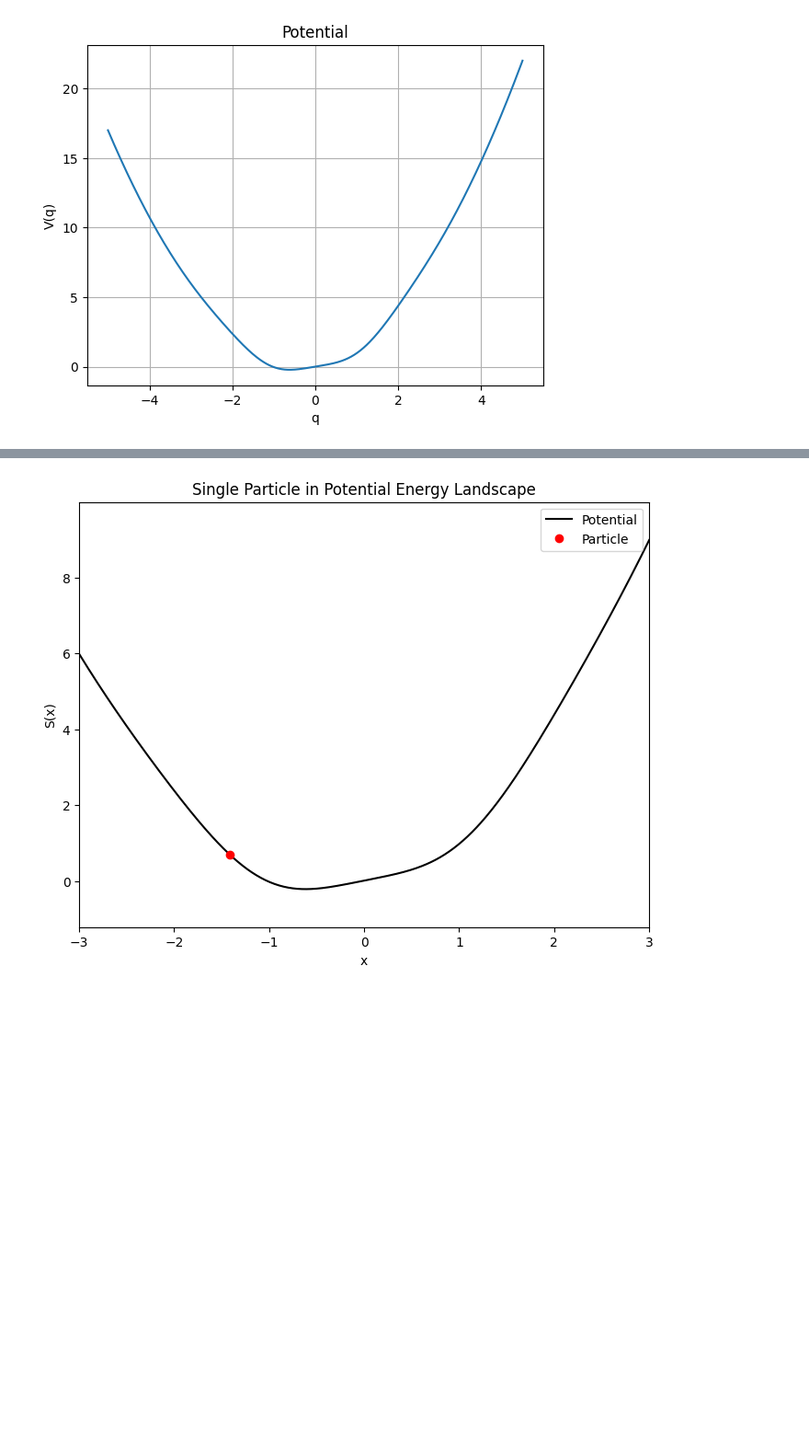
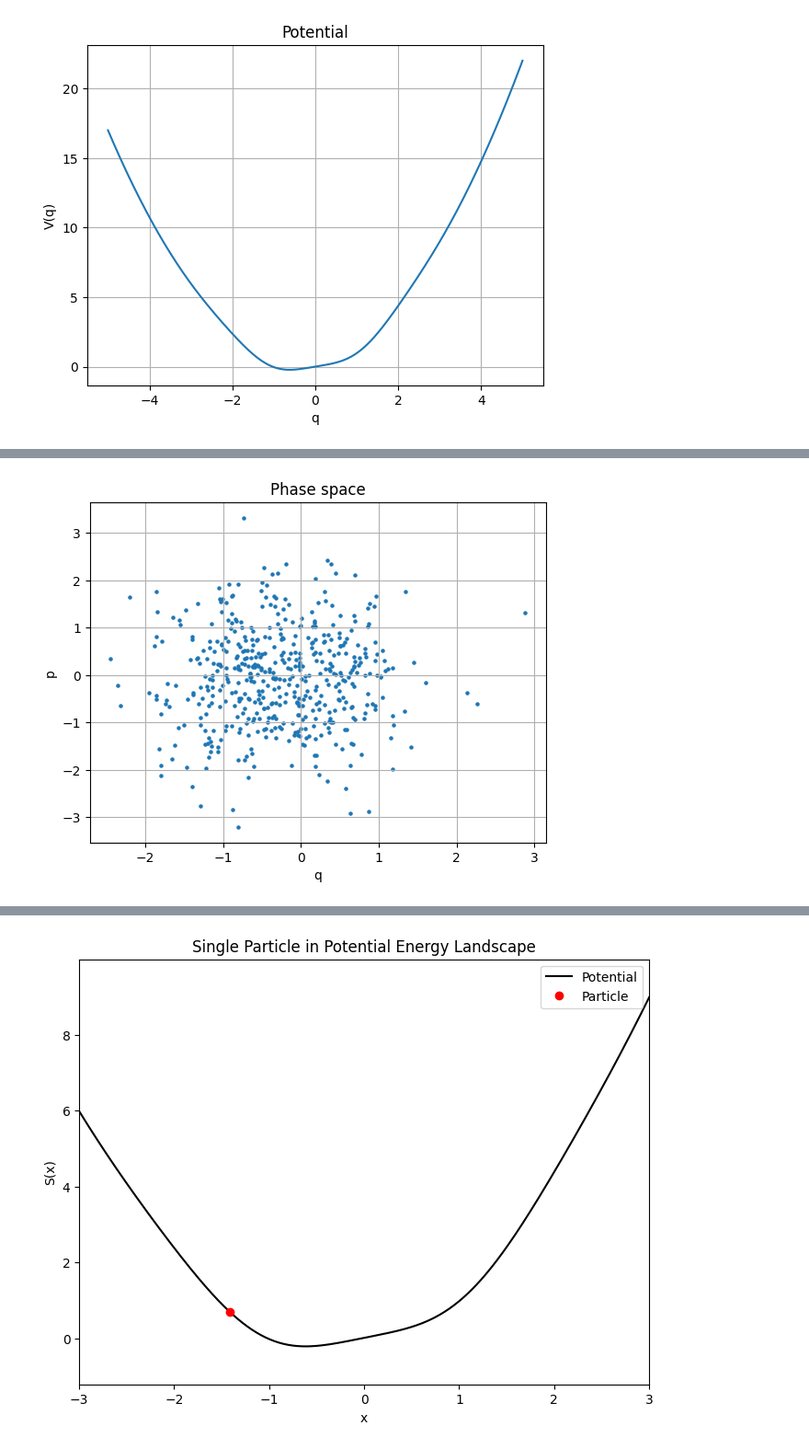
Before and after one commit to oduerr/da, a Jupyter notebook: python/hello_hamilton.ipynb, the cells around one changed output, grey strips where cells are left out. Shown at 92% size. Drawn from its saved outputs; the diff is of its cells as text; code cells hidden in the pictures; blank space fills up the shorter version.

```diff
--- a/python/hello_hamilton.ipynb
+++ b/python/hello_hamilton.ipynb
@@ -123,0 +59,98 @@ plt.show()
+# %%
+import jax
+import jax.numpy as jnp
+from jax import grad, vmap, jit
+import matplotlib.pyplot as plt
+import matplotlib.animation as animation
+
+# Define a global random key
+global_key = jax.random.PRNGKey(0)
+
+# Define a global variable to switch between Hamiltonian and Langevin mechanics
+EOM = 'Hamilton'
+EOM = 'Langevin'
+EOM = 'HMC'
+
+# Define the potential energy for the confined sinusoidal potential
+def potential(q):
+    k1, k2 = 1.0, 0.5  # Spring constants for the two wells
+    q1, q2 = -1.0, 1.0  # Positions of the wells
+    V1 = 0.5 * k1 * (q - q1)**2  # Potential energy of the first well
+    V2 = 0.5 * k2 * (q - q2)**2  # Potential energy of the second well
+    V = -jnp.exp(-(q - q1)**2) - jnp.exp(-(q - q2)**2) + V1 + V2  # Combined potential
+    return V
+
+# Define the Hamiltonian for the system
+def hamiltonian(q, p):
+    m = 1.0  # mass
+    T = p**2 / (2 * m)  # Kinetic energy
+    V = potential(q)  # Potential energy
+    return T + V
+
+# Compute the equations of motion
+def equations_of_motion(q, p, key):
+    H_q = grad(hamiltonian, argnums=0)
+    H_p = grad(hamiltonian, argnums=1)
+    dq_dt = H_p(q, p)
+    dp_dt = -H_q(q, p)
+    if EOM == 'Langevin':
+        m = 1.0  # mass
+        gamma = 0.1  # Friction coefficient
+        k_B_T = 1.0  # k_B * T, assume k_B = 1 and T = 1 for simplicity
+        noise = 1 * jax.random.normal(key, p.shape) * jnp.sqrt(2 * gamma * k_B_T)
+        #jax.debug.print(f'noise{noise}')
+        dp_dt += -gamma * p / m + noise  # Adding damping and noise term
+    return dq_dt, dp_dt
+
+# Vectorize the equations of motion for multiple particles
+vec_equations_of_motion = vmap(equations_of_motion, in_axes=(0, 0, 0))
+
+# Time evolution function
+@jit
+def symplectic_euler_step(q, p, dt, key):
+    keylist = jax.random.split(key, num=num_particles)
+    dq_dt, dp_dt = vec_equations_of_motion(q, p, keylist)
+    p_new = p + dp_dt * dt
+    q_new = q + dq_dt * dt
+    return q_new, p_new
+
+# Initial conditions for multiple particles
+num_particles = 500
+key = jax.random.PRNGKey(0) # Allways returns the same random keys
+q_init = jax.random.normal(key, (num_particles,), dtype=jnp.float32) * 0.05 - 2.0
+key, subkey = jax.random.split(key) # Creates new keys both key and subkey are new keys
+p_init = jax.random.normal(subkey, (num_particles,), dtype=jnp.float32) * 0.05
+
+# Time integration
+dt = 0.01
+num_steps = 5000
+
+# Initialize arrays to store trajectories
+q_traj = jnp.zeros((num_steps, num_particles))
+p_traj = jnp.zeros((num_steps, num_particles))
+q_traj = q_traj.at[0].set(q_init)
+p_traj = p_traj.at[0].set(p_init)
+
+# Integrate the equations of motion
+q, p = q_init, p_init
+for t in range(1, num_steps):
+    key, subkey = jax.random.split(key) # Creates new keys both key and subkey are new keys
+    q, p = symplectic_euler_step(q, p, dt, subkey)
+    if (EOM == 'HMC' and t % 300 == 0):
+        key, subkey = jax.random.split(key) # Creates new keys both key and subkey are new keys
+        #p = p + 0.5 * jax.random.normal(subkey, q.shape)
+        p = jax.random.normal(subkey, (num_particles,), dtype=jnp.float32) * 1.0
+
+    q_traj = q_traj.at[t].set(q)
+    p_traj = p_traj.at[t].set(p)
+
+
+# Plot the points in the phase space at the end of the simulation
+plt.scatter(q, p, s=5)
+plt.xlabel('q')
+plt.ylabel('p')
+plt.title('Phase space')
+plt.grid(True)
+plt.show()
+# %% [output]
+[figure, added]
```
Also changed, not shown: parts of 7 cells of this notebook, 2 other files.
